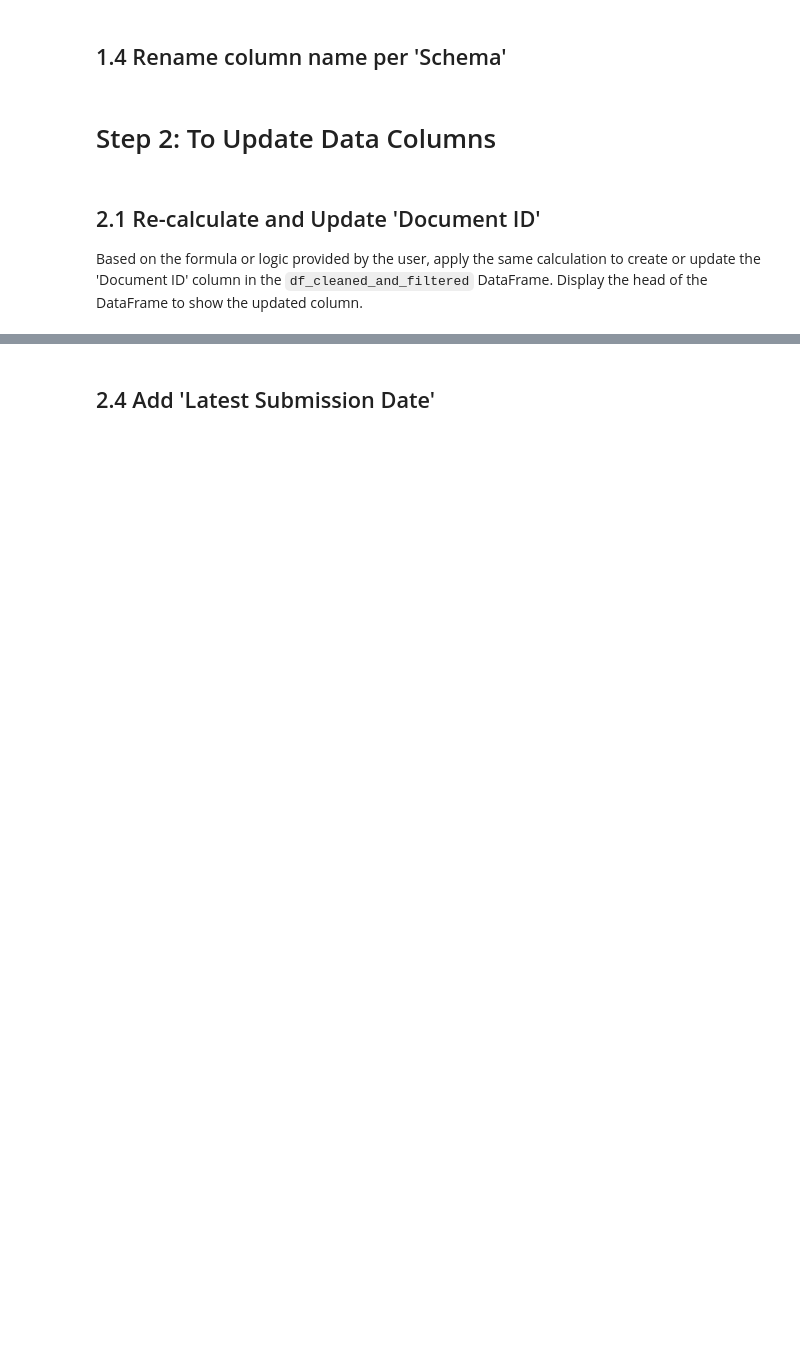
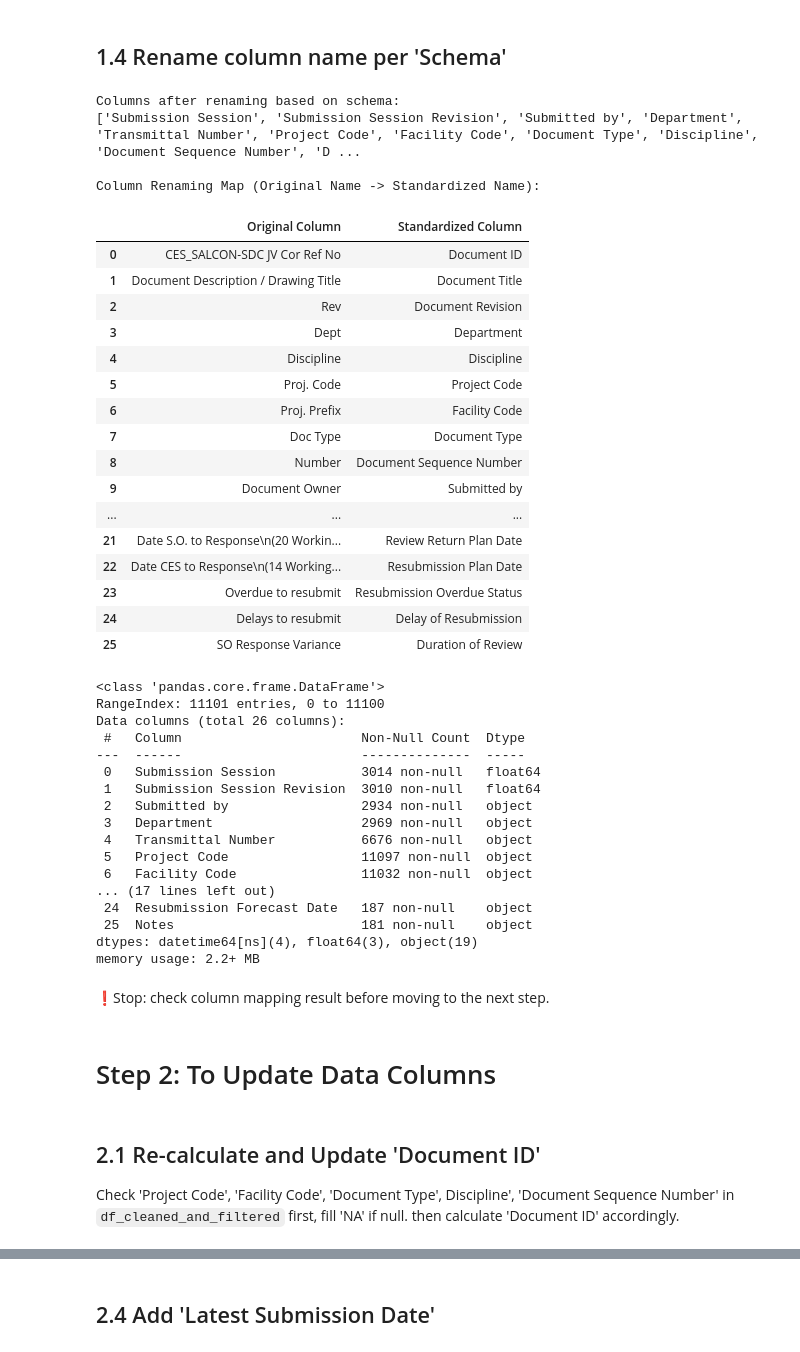
Before and after one commit to chinwarsoon/Engineering-and-Design, a Jupyter notebook: dcc/dcc_mdl_copy.ipynb, the cells around one changed output, grey strips where cells are left out. Saved outputs shown, nothing was run; the diff lists cells and outputs as text; code cells hidden in the pictures; blank space fills up the shorter version.

```diff
--- a/dcc/dcc_mdl_copy.ipynb
+++ b/dcc/dcc_mdl_copy.ipynb
@@ -247,26 +442,73 @@ df_cleaned_and_filtered.info()
 # %%
 # Based on the 'Schema' defined above, rename the columns in the loaded DataFrame to match the standard column names defined in the schema.
 # This will help ensure consistency in column naming for further analysis and processing.
-# We will create a mapping from original column names to standard column names based on the schema, and then use this mapping to rename the columns in the DataFrame.
-# Note: If there are multiple original column names mapping to the same standard column name, we will prioritize the first match found in the schema.
+# create a mapping from original column names to standard column names based on the schema, and then use this mapping to rename the columns in the DataFrame.
+# Note: If there are multiple original column names mapping to the same standard column name, prioritize the first match found in the schema.
 # Create a mapping from original column names to standard column names based on the schema
+# when print out new column header information, also show corresponding old column header names for checking
 column_mapping = {}
 for standard_col, original_cols in schema.items():
     for original_col in original_cols:
         if original_col in df_cleaned_and_filtered.columns:
-            column_mapping[original_col] = standard_col
+            column_mapping[original_col] = standard_col;
             break # Stop after the first match to prioritize the first found original column
 # Rename the columns in the DataFrame using the mapping
-df_cleaned_and_filtered = df_cleaned_and_filtered.rename(columns=column_mapping)
+df_cleaned_and_filtered = df_cleaned_and_filtered.rename(columns=column_mapping);
 print("\nColumns after renaming based on schema:")
-print(df_cleaned_and_filtered.columns.tolist())
+print(df_cleaned_and_filtered.columns.tolist());
+
+# Display the column renaming map as a DataFrame for clearer side-by-side checking
+column_mapping_df = pd.DataFrame(list(column_mapping.items()), columns=['Original Column', 'Standardized Column'])
+print("\nColumn Renaming Map (Original Name -> Standardized Name):")
+display(column_mapping_df);
+
 df_cleaned_and_filtered.info()
+# %% [output]
+Columns after renaming based on schema:
+['Submission Session', 'Submission Session Revision', 'Submitted by', 'Department', 'Transmittal Number', 'Project Code', 'Facility Code', 'Document Type', 'Discipline', 'Document Sequence Number', 'D ...
+
+Column Renaming Map (Original Name -> Standardized Name):
+|  | Original Column | Standardized Column |
+| 0 | CES_SALCON-SDC JV Cor Ref No | Document ID |
+| 1 | Document Description / Drawing Title | Document Title |
+| 2 | Rev | Document Revision |
+| 3 | Dept | Department |
+| 4 | Discipline | Discipline |
+| 5 | Proj. Code | Project Code |
+| 6 | Proj. Prefix | Facility Code |
+| 7 | Doc Type | Document Type |
+| 8 | Number | Document Sequence Number |
+| 9 | Document Owner | Submitted by |
+| ... | ... | ... |
+| 21 | Date S.O. to Response\n(20 Workin... | Review Return Plan Date |
+| 22 | Date CES to Response\n(14 Working... | Resubmission Plan Date |
+| 23 | Overdue to resubmit | Resubmission Overdue Status |
+| 24 | Delays to resubmit | Delay of Resubmission |
+| 25 | SO Response Variance | Duration of Review |
+<class 'pandas.core.frame.DataFrame'>
+RangeIndex: 11101 entries, 0 to 11100
+Data columns (total 26 columns):
+ #   Column                       Non-Null Count  Dtype
+---  ------                       --------------  -----
+ 0   Submission Session           3014 non-null   float64
+ 1   Submission Session Revision  3010 non-null   float64
+ 2   Submitted by                 2934 non-null   object
+ 3   Department                   2969 non-null   object
+ 4   Transmittal Number           6676 non-null   object
+ 5   Project Code                 11097 non-null  object
+ 6   Facility Code                11032 non-null  object
+... (17 lines left out)
+ 24  Resubmission Forecast Date   187 non-null    object
+ 25  Notes                        181 non-null    object
+dtypes: datetime64[ns](4), float64(3), object(19)
+memory usage: 2.2+ MB
+# %% [markdown]
+❗Stop: check column mapping result before moving to the next step.
 # %% [markdown]
 # Step 2: To Update Data Columns
 # %% [markdown]
 ## 2.1 Re-calculate and Update 'Document ID'
-
-Based on the formula or logic provided by the user, apply the same calculation to create or update the 'Document ID' column in the `df_cleaned_and_filtered` DataFrame. Display the head of the DataFrame to show the updated column.
+Check 'Project Code', 'Facility Code', 'Document Type', Discipline', 'Document Sequence Number' in `df_cleaned_and_filtered` first, fill 'NA' if null. then calculate 'Document ID' accordingly.
 # %%
 # Assign "NA" if any of the columns used to generate 'Document ID' have null values, to avoid issues in downstream processing.
 # This way, we can still generate a 'Document ID' even if some components are missing, and we can easily identify which ones had missing data.
```
Also changed, not shown: parts of 22 cells of this notebook.
